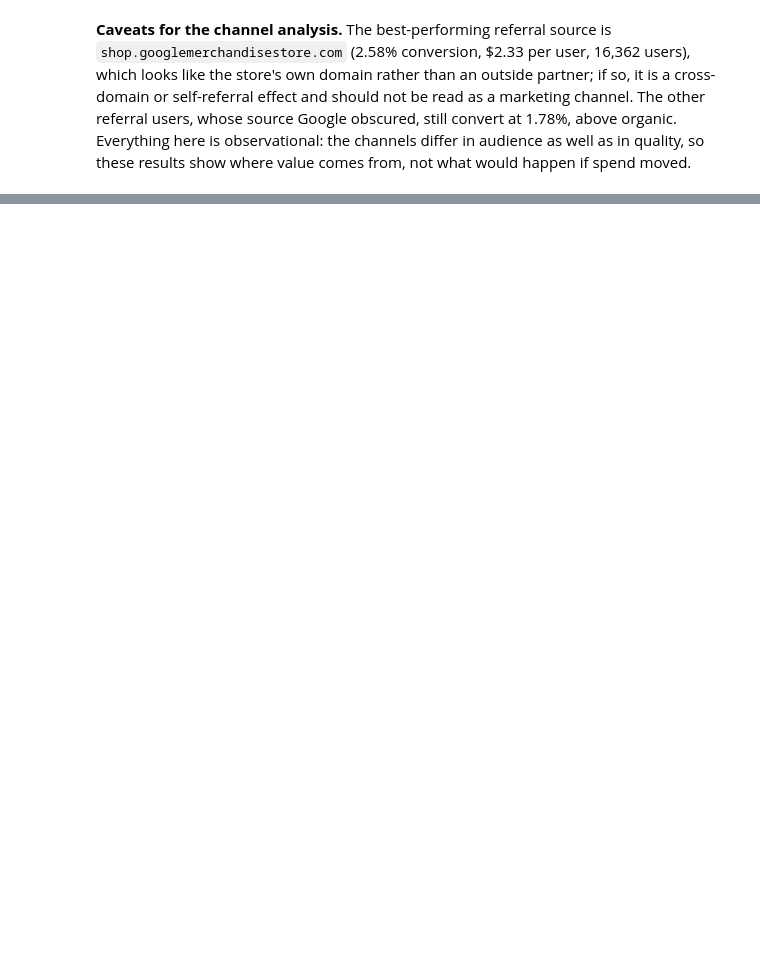
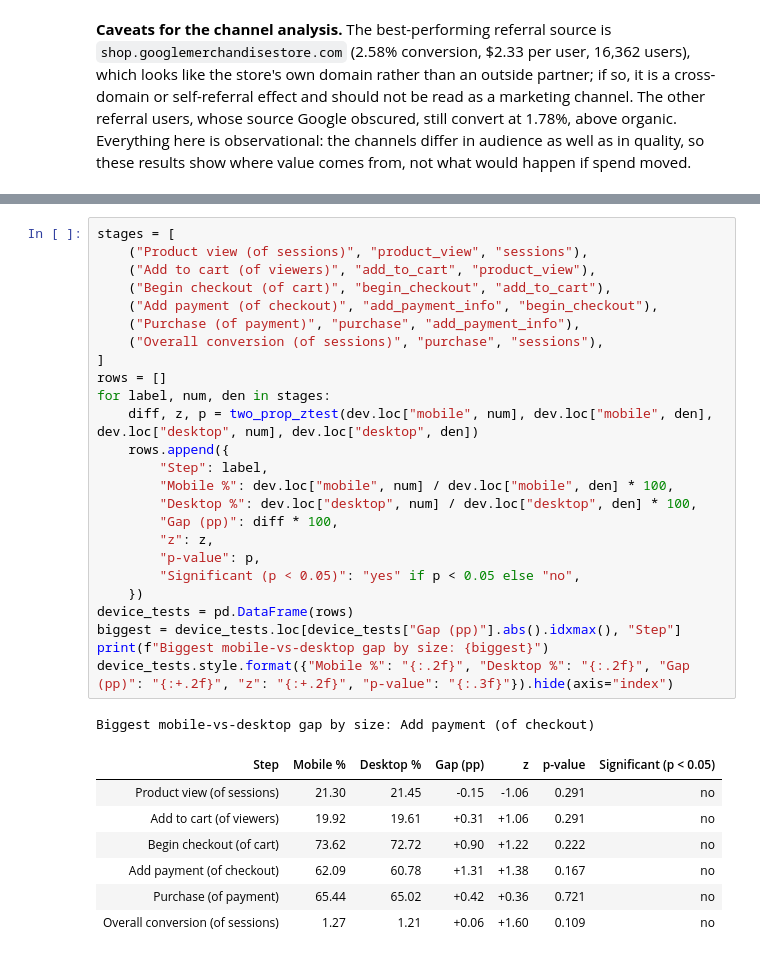
Before and after one commit to OmkarJayvantJadhav/Shop-Trail, a Jupyter notebook: notebooks/ShopTrail_Analysis.ipynb, the cells around one changed output, grey strips where cells are left out. Cells and saved outputs as stored; diff of their text form; blank space fills up the shorter version.

```diff
--- a/notebooks/ShopTrail_Analysis.ipynb
+++ b/notebooks/ShopTrail_Analysis.ipynb
@@ -371,0 +417,34 @@ src.style.format({"Users": "{:,.0f}", "Revenue (USD)": "${:,.0f}", "Revenue / us
+# %%
+stages = [
+    ("Product view (of sessions)", "product_view", "sessions"),
+    ("Add to cart (of viewers)", "add_to_cart", "product_view"),
+    ("Begin checkout (of cart)", "begin_checkout", "add_to_cart"),
+    ("Add payment (of checkout)", "add_payment_info", "begin_checkout"),
+    ("Purchase (of payment)", "purchase", "add_payment_info"),
+    ("Overall conversion (of sessions)", "purchase", "sessions"),
+]
+rows = []
+for label, num, den in stages:
+    diff, z, p = two_prop_ztest(dev.loc["mobile", num], dev.loc["mobile", den], dev.loc["desktop", num], dev.loc["desktop", den])
+    rows.append({
+        "Step": label,
+        "Mobile %": dev.loc["mobile", num] / dev.loc["mobile", den] * 100,
+        "Desktop %": dev.loc["desktop", num] / dev.loc["desktop", den] * 100,
+        "Gap (pp)": diff * 100,
+        "z": z,
+        "p-value": p,
+        "Significant (p < 0.05)": "yes" if p < 0.05 else "no",
+    })
+device_tests = pd.DataFrame(rows)
+biggest = device_tests.loc[device_tests["Gap (pp)"].abs().idxmax(), "Step"]
+print(f"Biggest mobile-vs-desktop gap by size: {biggest}")
+device_tests.style.format({"Mobile %": "{:.2f}", "Desktop %": "{:.2f}", "Gap (pp)": "{:+.2f}", "z": "{:+.2f}", "p-value": "{:.3f}"}).hide(axis="index")
+# %% [output]
+Biggest mobile-vs-desktop gap by size: Add payment (of checkout)
+| Step | Mobile % | Desktop % | Gap (pp) | z | p-value | Significant (p < 0.05) |
+| Product view (of sessions) | 21.30 | 21.45 | -0.15 | -1.06 | 0.291 | no |
+| Add to cart (of viewers) | 19.92 | 19.61 | +0.31 | +1.06 | 0.291 | no |
+| Begin checkout (of cart) | 73.62 | 72.72 | +0.90 | +1.22 | 0.222 | no |
+| Add payment (of checkout) | 62.09 | 60.78 | +1.31 | +1.38 | 0.167 | no |
+| Purchase (of payment) | 65.44 | 65.02 | +0.42 | +0.36 | 0.721 | no |
+| Overall conversion (of sessions) | 1.27 | 1.21 | +0.06 | +1.60 | 0.109 | no |
```
Also changed, not shown: parts of 9 cells of this notebook, 4 other files.
